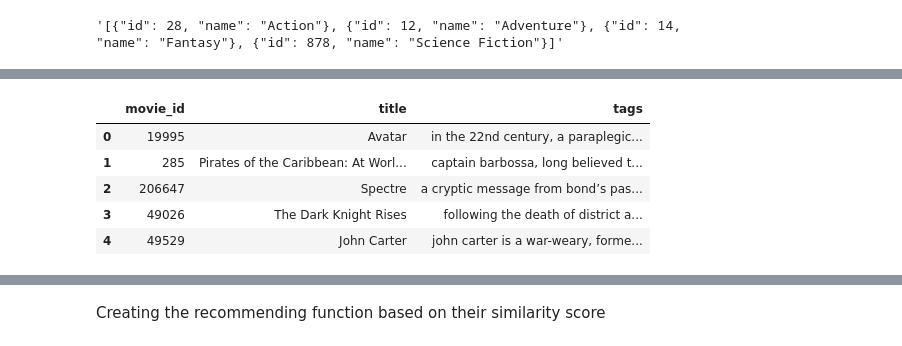
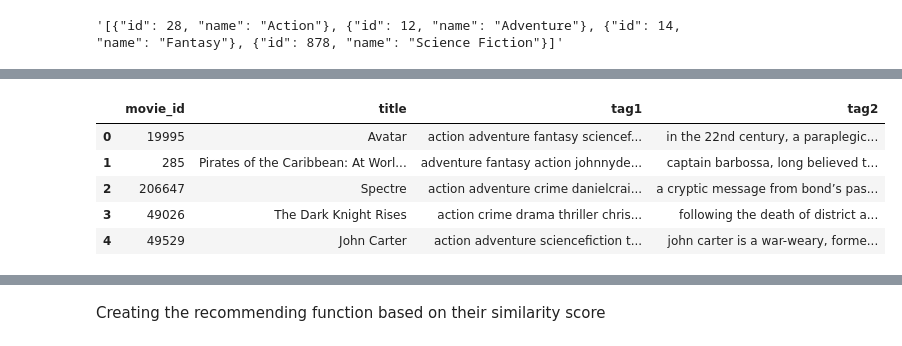
Before and after one commit to Rojin-Dhami/Movie-Recommendation-_sys, a Jupyter notebook: movie_recomendation_system.ipynb, the cells around one changed output, grey strips where cells are left out. Drawn from its saved outputs; the diff is of its cells as text; code cells hidden in the pictures.

```diff
--- a/movie_recomendation_system.ipynb
+++ b/movie_recomendation_system.ipynb
@@ -181,6 +181,7 @@ movies.head()
 | 3 | [Action, Crime, Drama, Thriller] | 49026 | [ChristianBale, MichaelCaine, Gar... | [Following, the, death, of, Distr... | The Dark Knight Rises | [dccomics, crimefighter, terroris... | [ChristopherNolan] |
 | 4 | [Action, Adventure, ScienceFiction] | 49529 | [TaylorKitsch, LynnCollins, Saman... | [John, Carter, is, a, war-weary,,... | John Carter | [basedonnovel, mars, medallion, s... | [AndrewStanton] |
 # %%
-movies['tags']=movies.overview+movies['genres']+movies.keywords+movies.cast+movies.crew
+movies['tag1']=movies.genres+movies.cast+movies.crew
+movies['tag2']=movies.overview+movies.keywords
 movies.head()
 # %% [output]
@@ -193,4 +194,4 @@ movies.head()
 # %%
-movies=movies[['movie_id','title','tags']]
+movies=movies[['movie_id','title','tag1','tag2']]
 movies.head()
 # %% [output]
@@ -203,5 +204,6 @@ movies.head()
 # %%
-movies.tags=movies.tags.apply(lambda x:" ".join(x))
+movies.tag1=movies.tag1.apply(lambda x:" ".join(x))
+movies.tag2=movies.tag2.apply(lambda x:" ".join(x))
 # %%
 movies.head()
 # %% [output]
@@ -214,12 +216,13 @@ movies.head()
 # %%
-movies.tags=movies.tags.apply(lambda x:x.lower())
+movies.tag1=movies.tag1.apply(lambda x:x.lower())
+movies.tag2=movies.tag2.apply(lambda x:x.lower())
 movies.head()
 # %% [output]
-|  | movie_id | title | tags |
-| 0 | 19995 | Avatar | in the 22nd century, a paraplegic... |
-| 1 | 285 | Pirates of the Caribbean: At Worl... | captain barbossa, long believed t... |
-| 2 | 206647 | Spectre | a cryptic message from bond’s pas... |
-| 3 | 49026 | The Dark Knight Rises | following the death of district a... |
-| 4 | 49529 | John Carter | john carter is a war-weary, forme... |
+|  | movie_id | title | tag1 | tag2 |
+| 0 | 19995 | Avatar | action adventure fantasy sciencef... | in the 22nd century, a paraplegic... |
+| 1 | 285 | Pirates of the Caribbean: At Worl... | adventure fantasy action johnnyde... | captain barbossa, long believed t... |
+| 2 | 206647 | Spectre | action adventure crime danielcrai... | a cryptic message from bond’s pas... |
+| 3 | 49026 | The Dark Knight Rises | action crime drama thriller chris... | following the death of district a... |
+| 4 | 49529 | John Carter | action adventure sciencefiction t... | john carter is a war-weary, forme... |
 # %%
 import nltk
```
Also changed, not shown: parts of 10 cells of this notebook.
